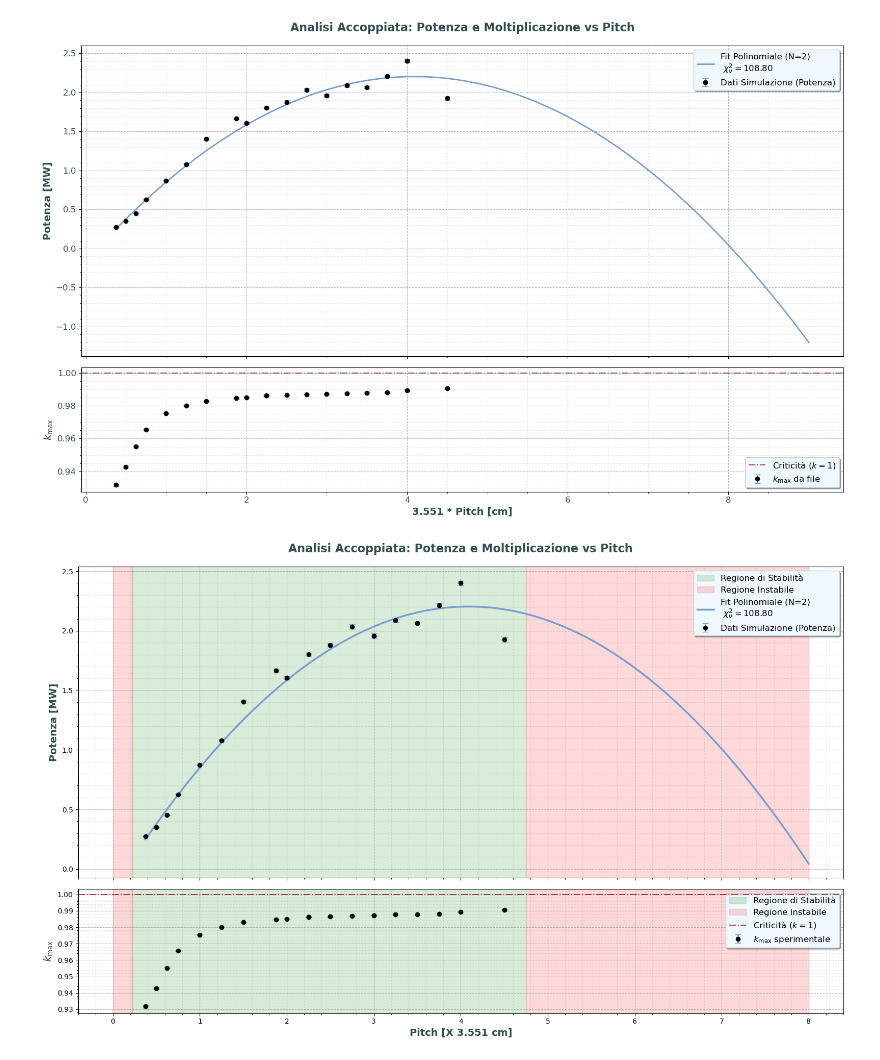
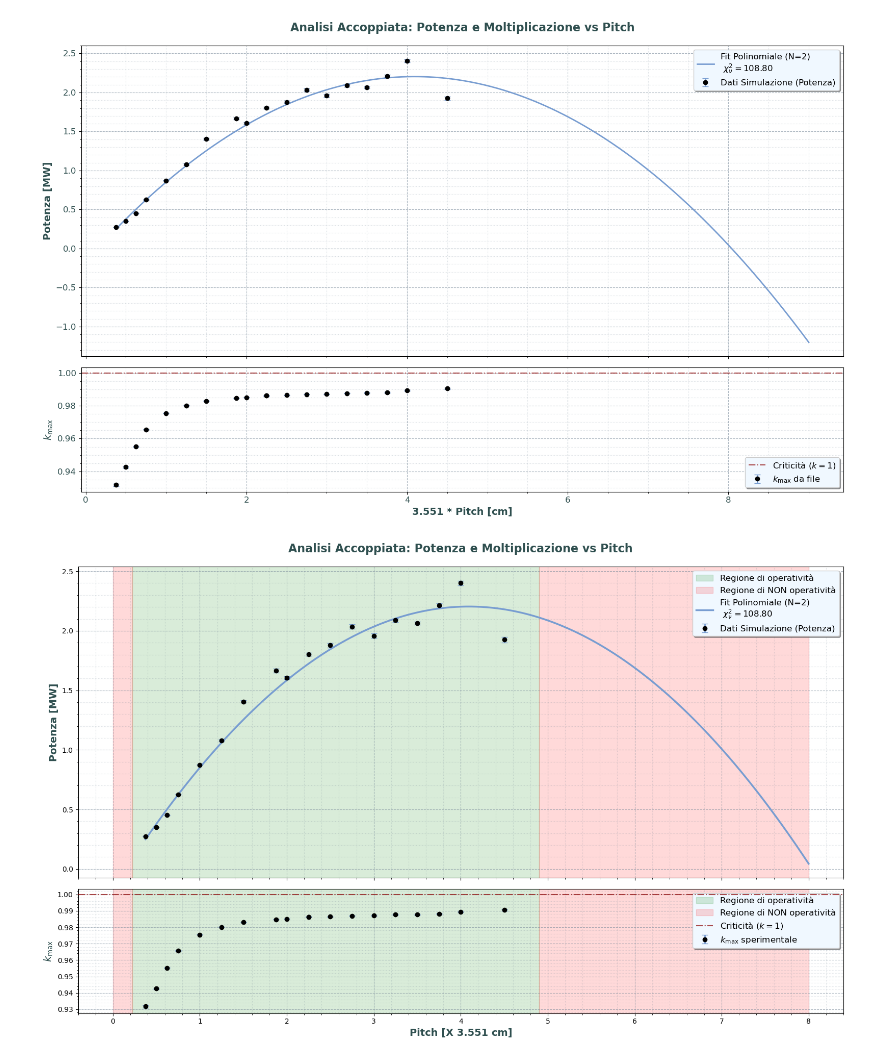
Before and after one commit to oblivion0218/Tesi-Magistrale, a Jupyter notebook: Open MC/reattore_9/analisi.ipynb, the cells around one changed output. Cells and saved outputs as stored; diff of their text form; code cells hidden in the pictures.

```diff
--- a/Open MC/reattore_9/analisi.ipynb
+++ b/Open MC/reattore_9/analisi.ipynb
@@ -271,11 +270,16 @@ def plot_potenza_e_kmax(df_potenza, file_txt, N=2):
 
     # --- LOGICA SFONDI (Applicata a entrambi i pad) ---
     for ax in [ax1, ax2]:
-        # Regione di Stabilità (Verde)
-        ax.axvspan(0.225, 4.75, color='green', alpha=0.15, zorder=1, label='Regione di Stabilità')
-        # Regioni Instabili (Rosso)
-        ax.axvspan(0, 0.225, color='red', alpha=0.15, zorder=1, label='Regione Instabile')
-        ax.axvspan(4.75, 8.0, color='red', alpha=0.15, zorder=1) # Limite superiore indicativo
+        x_min_green = 0.225
+        x_max_green = 4.9
+
+        # --- Definizione delle Regioni ---
+        # Sfondo verde per l'intervallo specificato [0.375, 4.75]
+        ax.axvspan(x_min_green, x_max_green, color='green', alpha=0.15, label='Regione di operatività')
+
+        # Sfondi rossi per le zone esterne
+        ax.axvspan(0, x_min_green, color='red', alpha=0.15, label='Regione di NON operatività')
+        ax.axvspan(x_max_green, 8, color='red', alpha=0.15)
 
     # --- PAD SUPERIORE: POTENZA ---
     ax1.errorbar(x_pow, y_pow, yerr=err_pow, fmt='o', color='#000000', ecolor='#789DD1',
@@ -287,33 +291,32 @@ def plot_potenza_e_kmax(df_potenza, file_txt, N=2):
                   fontsize=16, fontweight='bold', color='#2F4F4F', pad=20)
     ax1.set_ylabel('Potenza [MW]', fontsize=14, fontweight='bold', color='#2F4F4F')
 
     # --- PAD INFERIORE: K_MAX ---
     if not df_kmax.empty:
         ax2.errorbar(df_kmax['Pitch'], df_kmax['K_max'], yerr=df_kmax['Errore_K'],
                      fmt='o', color='#000000', ecolor='#789DD1',
                      elinewidth=2, capsize=4, zorder=5, label='$k_{\max}$ sperimentale')
         ax2.axhline(y=1.0, color='#8B0000', linestyle='-.', linewidth=1.5, alpha=0.7, label='Criticità ($k=1$)', zorder=6)
 
     ax2.set_xlabel('Pitch [X 3.551 cm]', fontsize=14, fontweight='bold', color='#2F4F4F')
     ax2.set_ylabel('$k_{\max}$', fontsize=14, fontweight='bold', color='#2F4F4F')
 
     # --- FORMATTAZIONE FINALE ---
     for ax in [ax1, ax2]:
         ax.minorticks_on()
         ax.grid(which='major', linestyle='--', alpha=0.6, color='#778899', zorder=2)
         ax.grid(which='minor', linestyle=':', alpha=0.3, color='#778899', zorder=2)
 
         # Gestione legenda per evitare duplicati delle etichette degli sfondi
         handles, labels = ax.get_legend_handles_labels()
         by_label = dict(zip(labels, handles))
         ax.legend(by_label.values(), by_label.keys(), loc='upper right',
                   frameon=True, shadow=True, fontsize=12, facecolor='#F0F8FF')
 
     plt.tight_layout()
     plt.subplots_adjust(hspace=0.05)
     plt.show()
 
-df_dati = analizza_potenza()
-plot_potenza_e_kmax(df_dati, 'result_final.txt', N=2)
+plot_potenza_e_kmax(df_potenza, 'result_final.txt', N=2)
 # %% [output]
-[figure, old version]
+[figure, new version]
```
Also changed, not shown: parts of 5 cells of this notebook.
